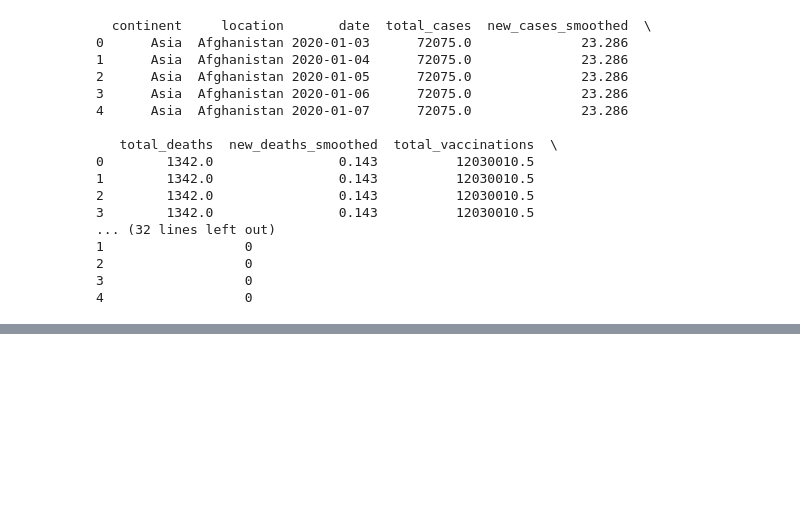
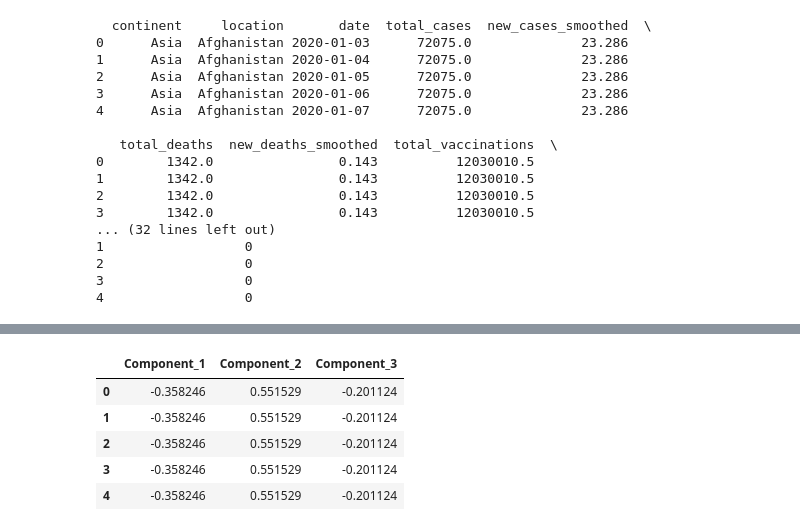
Before and after one commit to Shivam12-wq/CA1-Project, a Jupyter notebook: CA1 Project.ipynb, the cells around one changed output, grey strips where cells are left out. Drawn from its saved outputs; the diff is of its cells as text; code cells hidden in the pictures; blank space fills up the shorter version.

```diff
--- a/CA1 Project.ipynb
+++ b/CA1 Project.ipynb
@@ -366,0 +416,26 @@ print(data_encoded.head())  # Displaying the encoded DataFrame
+# %%
+from sklearn.decomposition import PCA
+from sklearn.preprocessing import StandardScaler
+
+# Select features for PCA, assuming numerical columns for simplicity
+numerical_data = data.select_dtypes(include=['number'])
+
+# Standardize the numerical features
+scaler = StandardScaler()
+scaled_data = scaler.fit_transform(numerical_data)
+
+# Apply PCA with your chosen number of components (e.g., 3 components)
+n_components = 3
+pca = PCA(n_components=n_components)
+components = pca.fit_transform(scaled_data)
+
+# Profile the first few components
+first_components = pd.DataFrame(components, columns=[f"Component_{i+1}" for i in range(n_components)])
+first_components.head()
+# %% [output]
+|  | Component_1 | Component_2 | Component_3 |
+| 0 | -0.358246 | 0.551529 | -0.201124 |
+| 1 | -0.358246 | 0.551529 | -0.201124 |
+| 2 | -0.358246 | 0.551529 | -0.201124 |
+| 3 | -0.358246 | 0.551529 | -0.201124 |
+| 4 | -0.358246 | 0.551529 | -0.201124 |
```
Also changed, not shown: parts of 3 cells of this notebook.
